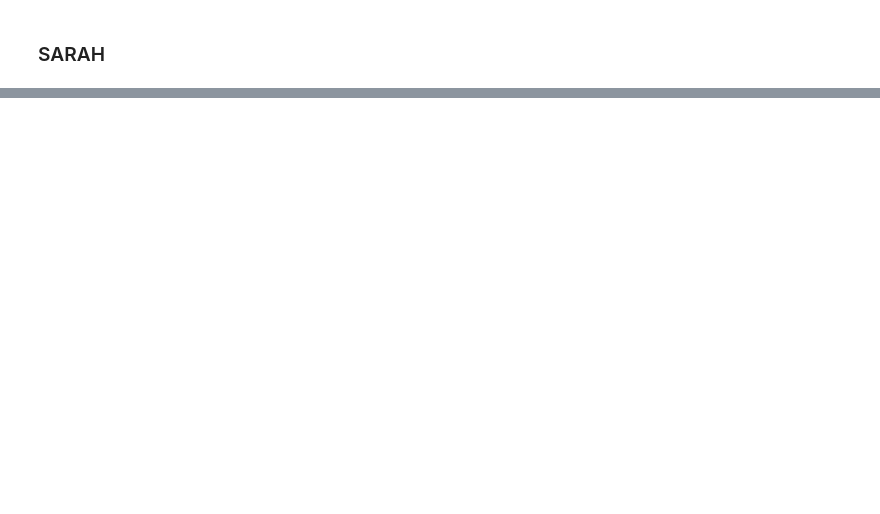
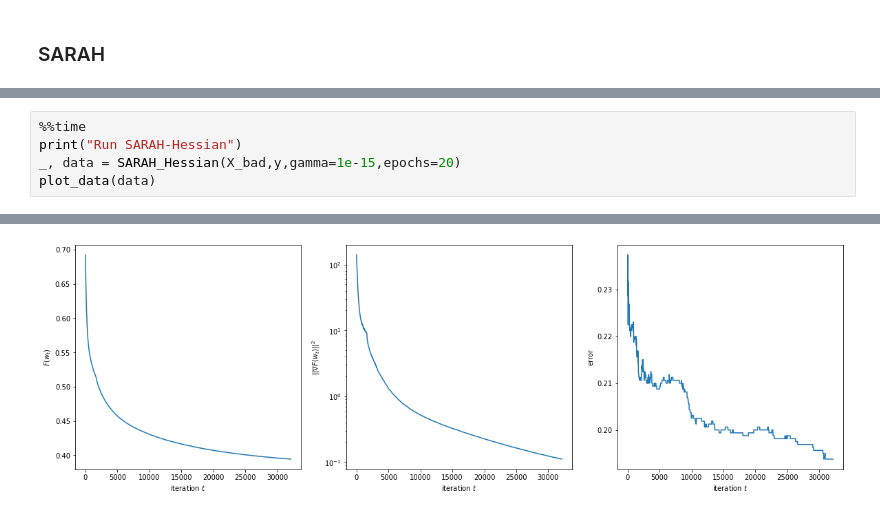
Before and after one commit to zeligism/PrecondUpdate, a Jupyter notebook: Scaled_VR_Methods.ipynb, the cells around one changed output, grey strips where cells are left out. Cells and saved outputs as stored; diff of their text form; blank space fills up the shorter version.

```diff
--- a/Scaled_VR_Methods.ipynb
+++ b/Scaled_VR_Methods.ipynb
@@ -467,0 +564,6 @@ Wall time: 18 s
+# %%
+%%time
+print("Run SARAH-Hessian")
+_, data = SARAH_Hessian(X_bad,y,gamma=1e-15,epochs=20)
+plot_data(data)
+# %% [output]
@@ -467,0 +573 @@ Wall time: 18 s
+[figure, added]
```
Also changed, not shown: parts of 42 cells of this notebook.
